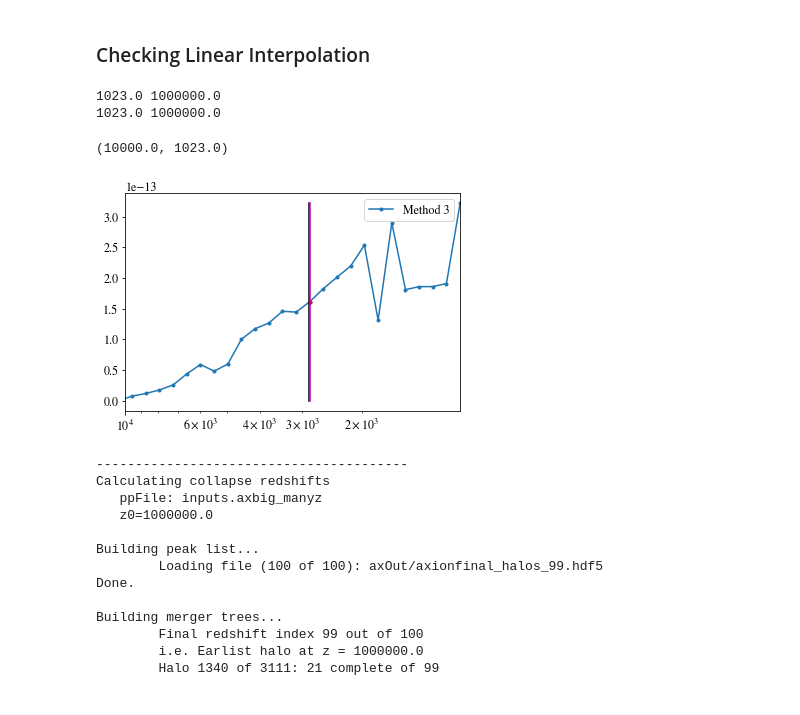
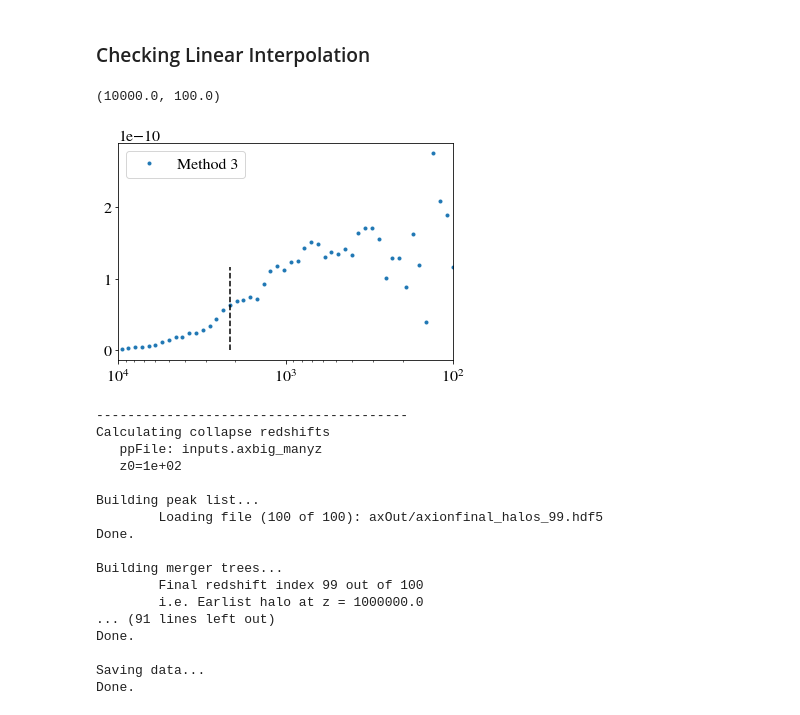
Before and after one commit to David-Ellis/m3p_merger, a Jupyter notebook: MergerTree.ipynb, the cells around one changed output. Drawn from its saved outputs; the diff is of its cells as text; code cells hidden in the pictures.

```diff
--- a/MergerTree.ipynb
+++ b/MergerTree.ipynb
@@ -31,6 +31,6 @@ a_eq = 1/(1+z_eq)
 pathPrefix = "/usr/users/ellis/PeakPatch/m3p/axOut/"
 # %%
 #ppFile = pathPrefix+"../inputs/"+"inputs.ax_manyz"
-ppFile = "inputs.axbig_manyz"
-peak_list, boxsize = m3p_merger.MakePeakList(ppFile,startIndex = 25, printOutput = True)
+ppFile = "inputs.axbig_manyz2"
+peak_list, boxsize = m3p_merger.MakePeakList(ppFile,startIndex = 0, printOutput = True)
 # %% [output]
@@ -78,39 +79,40 @@ m3p_merger.plotMergerTree(out[0], ppFile,startIndex=25, font_size = 12, log = Tr
 # %%
 importlib.reload(m3p_merger)
 
-halo_index = 12
+halo_index = 45
 f = 0.01
 
 out = m3p_merger.BuildMergerTree(peak_list, ppFile, final_halos_indicies = halo_index)
-zColLin, ProgMassLin, zLin = m3p_merger.FindCollapseRedshift(out[0], f, ppFile,startIndex = 25, interp = "Linear")
-zCol, ProgMass, z = m3p_merger.FindCollapseRedshift(out[0], f, ppFile,startIndex = 25, interp = "None")
-plt.semilogx(zLin, ProgMassLin, '-o', label = "Method 3", ms=3)
-plt.semilogx(zLin[zLin == max(zLin[ProgMassLin>=ProgMassLin[0]/2])],
-             ProgMassLin[zLin == max(zLin[ProgMassLin>=ProgMassLin[0]/2])], 'r.')
+#zColLin, ProgMassLin, zLin = m3p_merger.FindCollapseRedshift(out[0], f, ppFile,startIndex = 25, interp = "Linear")
+zCol, ProgMass, z = m3p_merger.FindCollapseRedshift(out[0], f, ppFile,startIndex = 0, interp = "None")
+plt.semilogx(z, ProgMass, '.', ms=6)
+#plt.semilogx(zLin[zLin == max(zLin[ProgMassLin>=ProgMassLin[0]/2])],
+#             ProgMassLin[zLin == max(zLin[ProgMassLin>=ProgMassLin[0]/2])], 'r.')
 
-plt.semilogx([zColLin, zColLin], [0,ProgMassLin[0]],'k-')
-plt.semilogx([zCol, zCol], [0,ProgMassLin[0]],'m-')
+#plt.semilogx([zColLin, zColLin], [0,ProgMassLin[0]],'k-')
+plt.semilogx([zCol, zCol], [0,ProgMass[0]],'k--')
 
-plt.semilogx([2e4, 1e4], [ProgMassLin[0]/2,ProgMassLin[0]/2],'g--')
+plt.semilogx([2e4, 1e4], [ProgMass[0]/2,ProgMass[0]/2],'g--')
 plt.legend()
 plt.xlim(1e4, z[0])
-#plt.ylim(2e-11, 5e-11)
+
+
+#np.save("./FinalGraphs/Data/MassGrowth.npy", [z, ProgMass, zCol])
 # %% [output]
-1023.0 1000000.0
-1023.0 1000000.0
+(10000.0, 100.0)
-(10000.0, 1023.0)
-[figure, old version]
+[figure, new version]
 # %%
 importlib.reload(m3p_merger)
 ppFile = "inputs.axbig_manyz"
 
+frac = 0
 startIndicies = [0, 25, 50, 74]
 
 for i, startIndex in enumerate(startIndicies):
-    z0 = np.logspace(6,2,100)[startIndex]
+    z0 = np.logspace(2,6,100)[startIndex]
 
     print("-"*40)
-    print("Calculating collapse redshifts\n   ppFile: {}\n   z0={}\n".format(ppFile, z0))
+    print("Calculating collapse redshifts\n   ppFile: {}\n   z0={:.3}\n".format(ppFile, z0))
 
     print("Building peak list...")
     peak_list, boxsize = m3p_merger.MakePeakList(ppFile, startIndex = startIndex, printOutput = True)
@@ -123,7 +125,7 @@ for i, startIndex in enumerate(startIndicies):
     print("Calculating collapse redshifts...")
     collapse_redshifts = np.zeros(len(out))
     for i in range(len(out)):
-        collapse_redshifts[i] = m3p_merger.FindCollapseRedshift(out[i], 0.01, ppFile, interp = "None")[0]
+        collapse_redshifts[i] = m3p_merger.FindCollapseRedshift(out[i], frac, ppFile, interp = "None")[0]
     print("Done.\n")
 
     print("Fetching final halo masses...")
@@ -139,15 +141,15 @@ for i, startIndex in enumerate(startIndicies):
     print("Done.\n")
 
     print("Saving data...")
-    np.save("ConcEvolution/axbig_manyz_CollapseRedshifts_f1em2_z0_{}".format(z0), collapse_redshifts)
-    np.save("ConcEvolution/axbig_manyz_FinalMasses_f1em2_z0_{}".format(z0), masses)
-    np.save("ConcEvolution/axbig_manyz_FinalRadii_f1em2_z0_{}".format(z0), radii)
+    np.save("ConcEvolution/axbig_manyz_CollapseRedshifts_f0_z0_{}".format(z0), collapse_redshifts)
+    np.save("ConcEvolution/axbig_manyz_FinalMasses_f0_z0_{}".format(z0), masses)
+    np.save("ConcEvolution/axbig_manyz_FinalRadii_f0_z0_{}".format(z0), radii)
     print("Done.\n")
 # %% [output]
 ----------------------------------------
 Calculating collapse redshifts
    ppFile: inputs.axbig_manyz
-   z0=1000000.0
+   z0=1e+02
 
 Building peak list...
         Loading file (100 of 100): axOut/axionfinal_halos_99.hdf5
@@ -156,4 +158,8 @@ Done.
 Building merger trees...
         Final redshift index 99 out of 100
         i.e. Earlist halo at z = 1000000.0
-        Halo 1340 of 3111: 21 complete of 99
+... (91 lines left out)
+Done.
+
+Saving data...
+Done.
```
Also changed, not shown: parts of 13 cells of this notebook, 1 other file.
